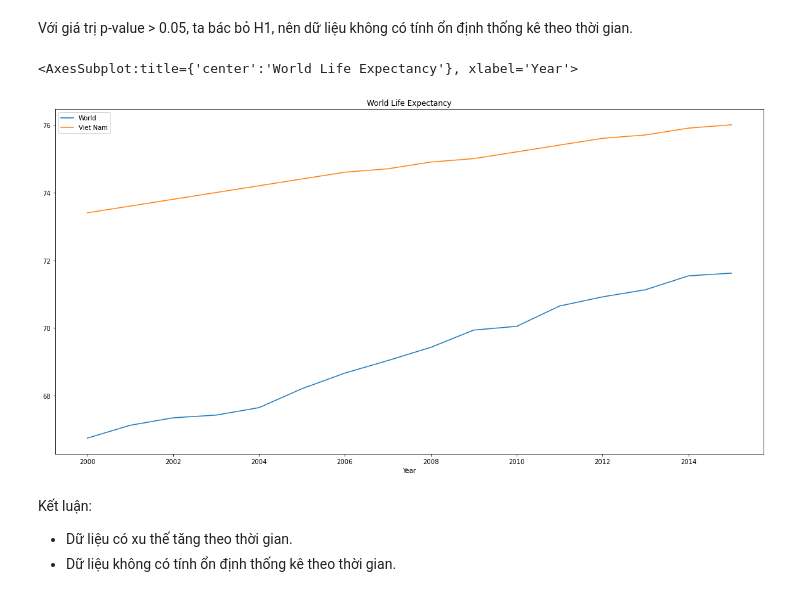
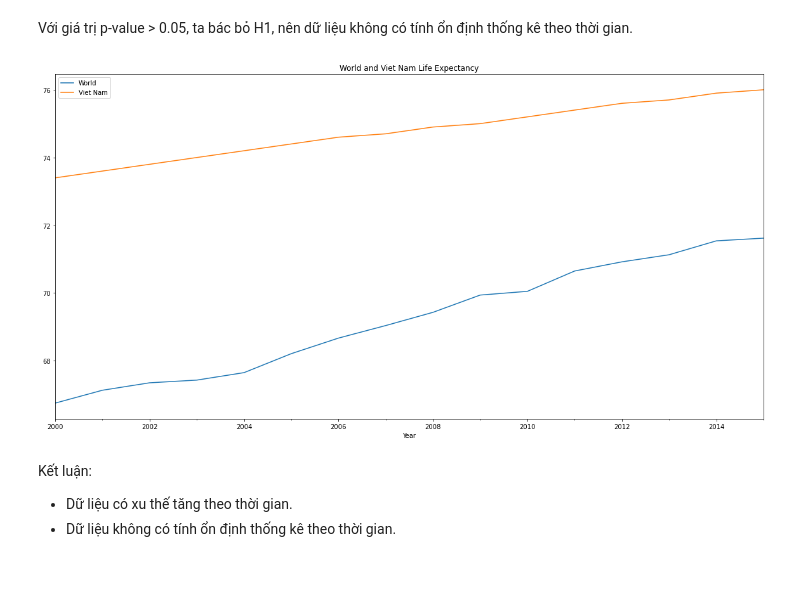
Before and after one commit to TrungTechh/DV_FinfalProject, a Jupyter notebook: time_series_analyze.ipynb, the cells around one changed output. Cells and saved outputs as stored; diff of their text form; code cells hidden in the pictures.

```diff
--- a/time_series_analyze.ipynb
+++ b/time_series_analyze.ipynb
@@ -15,6 +15,7 @@ from sklearn.metrics import mean_squared_error
 from scipy import signal
 # %%
 df = pd.read_csv('LE_cleaned_data.csv')
+df['Year'] = pd.to_datetime(df['Year'], format='%Y')
 df.sample(10)
 # %% [output]
 |  | Country | Year | Status | Life expectancy | Adult Mortality | infant deaths | Alcohol | ... |
@@ -54,13 +55,12 @@ time = time.T
 # %%
 world = time.describe().round(2)
 world = world.loc[world.index == 'mean']
 world = world.T.rename({'mean': 'World'}, axis=1)
 merged = world.reset_index().merge(vn.reset_index(),left_on = 'Year', right_on = 'Year', how = 'inner')
 merged.set_index('Year', inplace=True)
-merged.plot(kind='line', figsize=(20, 10), title='World Life Expectancy')
+merged.plot(kind='line', figsize=(20, 10), title='World and Viet Nam Life Expectancy');
 # %% [output]
-<AxesSubplot:title={'center':'World Life Expectancy'}, xlabel='Year'>
-[figure, old version]
+[figure, new version]
 # %% [markdown]
 Kết luận:
 - Dữ liệu có xu thế tăng theo thời gian.
```
Also changed, not shown: parts of 12 cells of this notebook.
